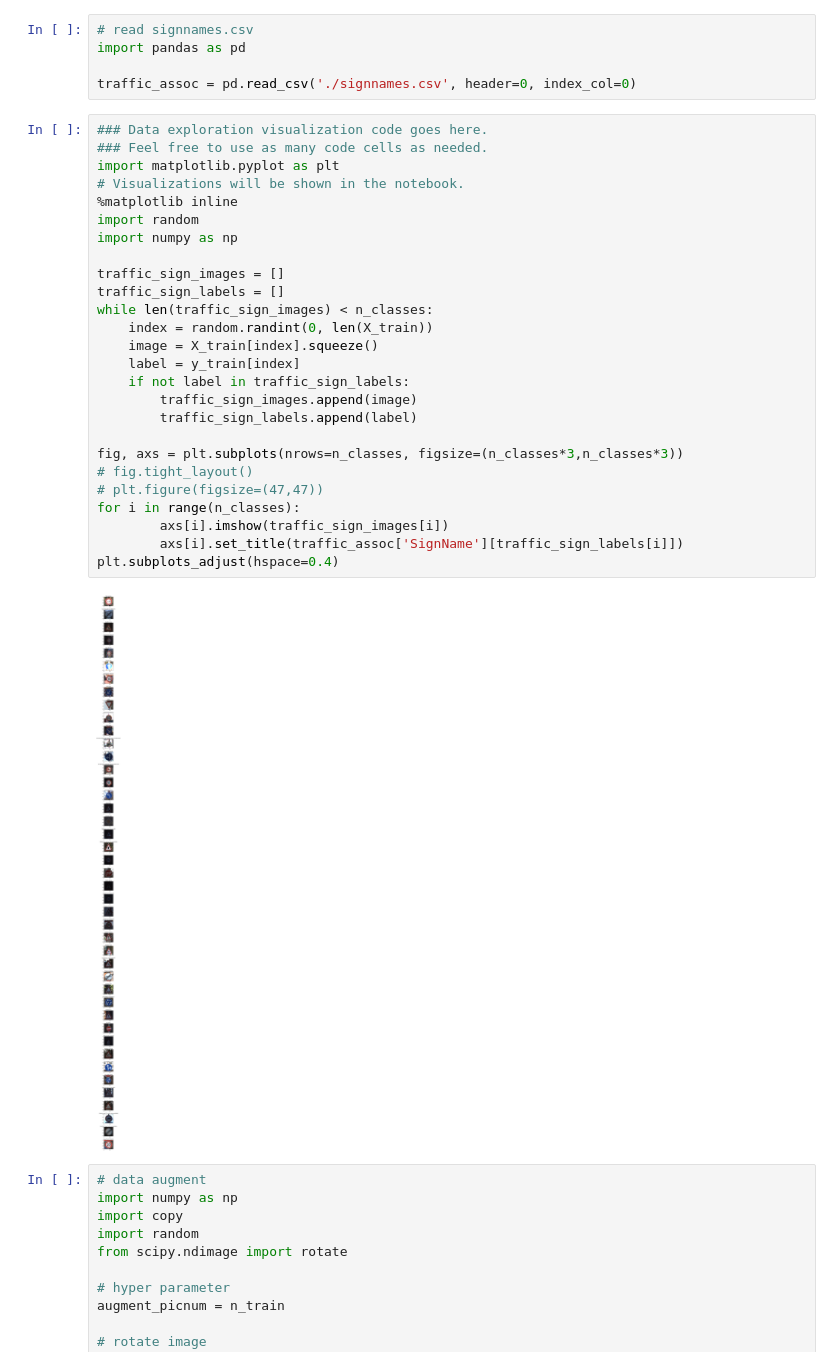
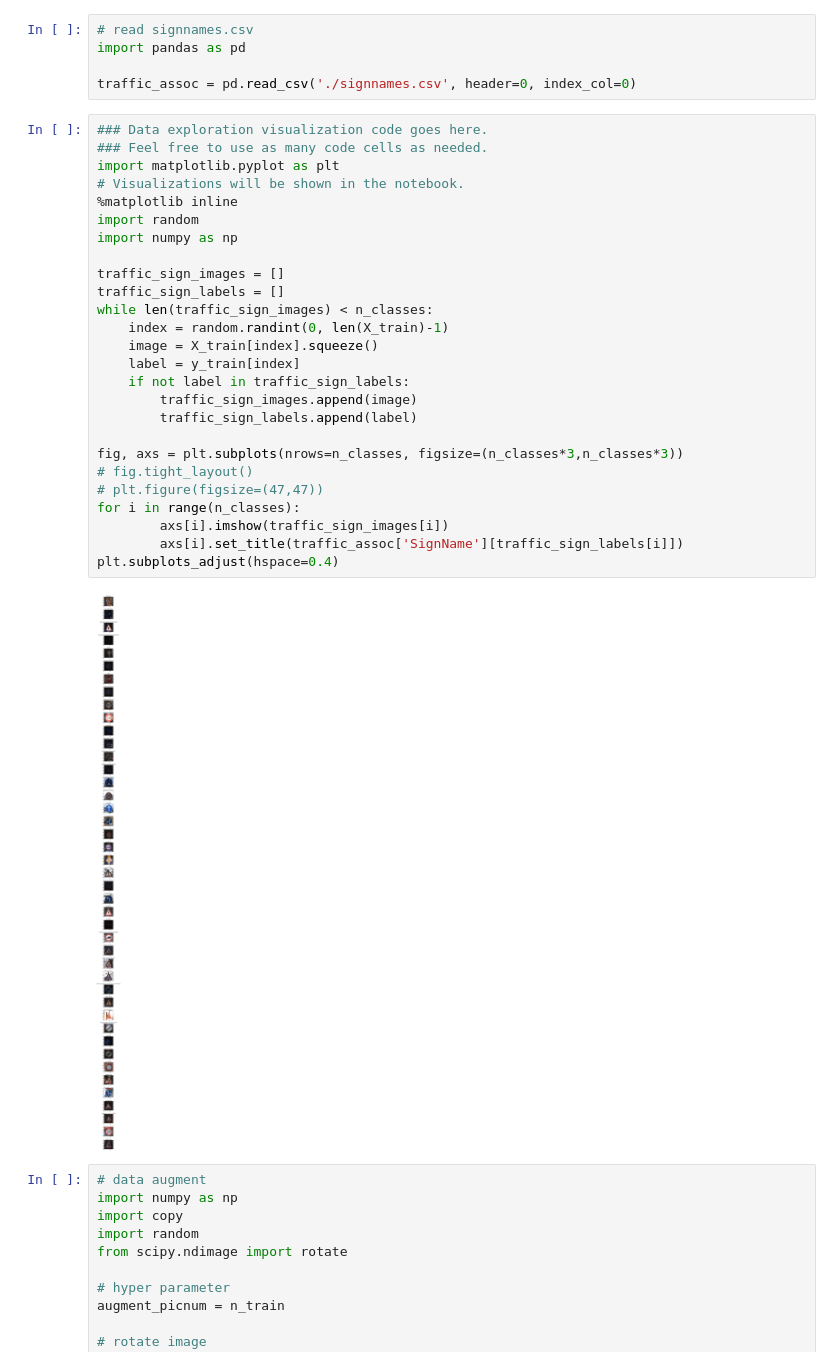
Before and after one commit to takam5f2/CarND-Traffic-Sign-Classifier-Project, a Jupyter notebook: Traffic_Sign_Classifier.ipynb, the cells around one changed output. Saved outputs shown, nothing was run; the diff lists cells and outputs as text.

```diff
--- a/Traffic_Sign_Classifier.ipynb
+++ b/Traffic_Sign_Classifier.ipynb
@@ -99,31 +99,31 @@ traffic_assoc = pd.read_csv('./signnames.csv', header=0, index_col=0)
 # %%
 ### Data exploration visualization code goes here.
 ### Feel free to use as many code cells as needed.
 import matplotlib.pyplot as plt
 # Visualizations will be shown in the notebook.
 %matplotlib inline
 import random
 import numpy as np
 
 traffic_sign_images = []
 traffic_sign_labels = []
 while len(traffic_sign_images) < n_classes:
-    index = random.randint(0, len(X_train))
+    index = random.randint(0, len(X_train)-1)
     image = X_train[index].squeeze()
     label = y_train[index]
     if not label in traffic_sign_labels:
         traffic_sign_images.append(image)
         traffic_sign_labels.append(label)
 
 fig, axs = plt.subplots(nrows=n_classes, figsize=(n_classes*3,n_classes*3))
 # fig.tight_layout()
 # plt.figure(figsize=(47,47))
 for i in range(n_classes):
         axs[i].imshow(traffic_sign_images[i])
         axs[i].set_title(traffic_assoc['SignName'][traffic_sign_labels[i]])
 plt.subplots_adjust(hspace=0.4)
 # %% [output]
-[figure, old version]
+[figure, new version]
 # %%
 # data augment
 import numpy as np
```
Also changed, not shown: parts of 6 cells of this notebook, 2 other files.
